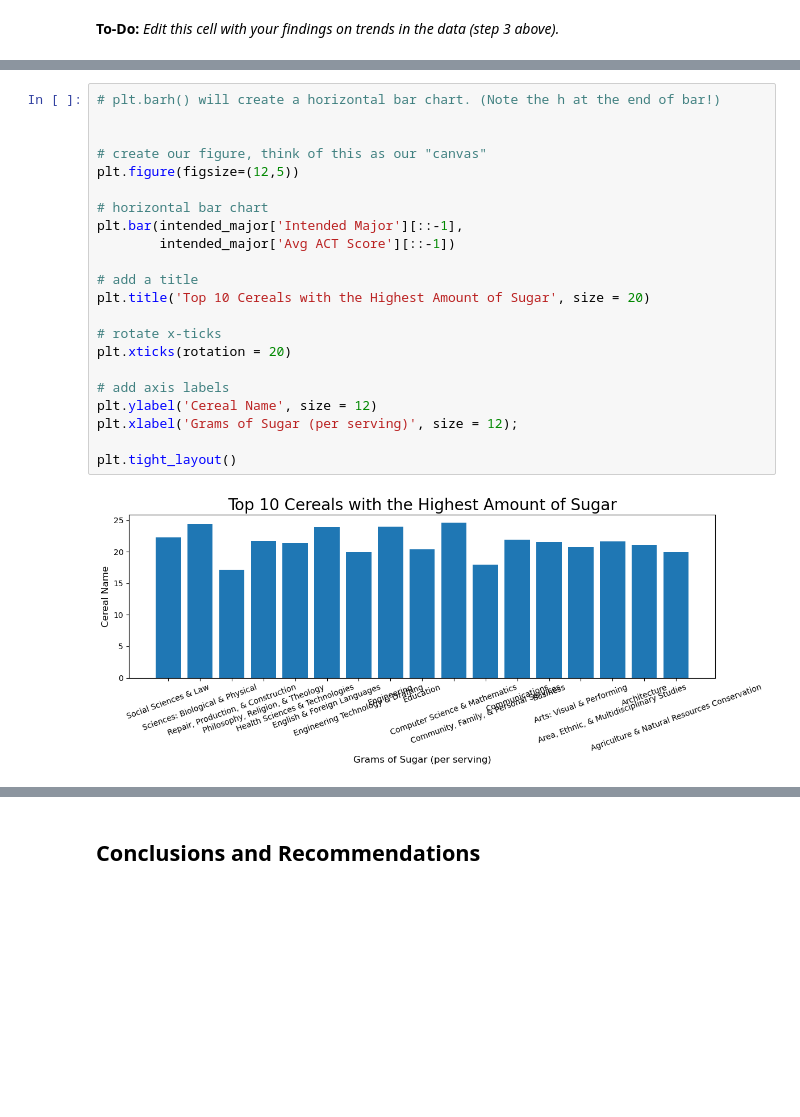
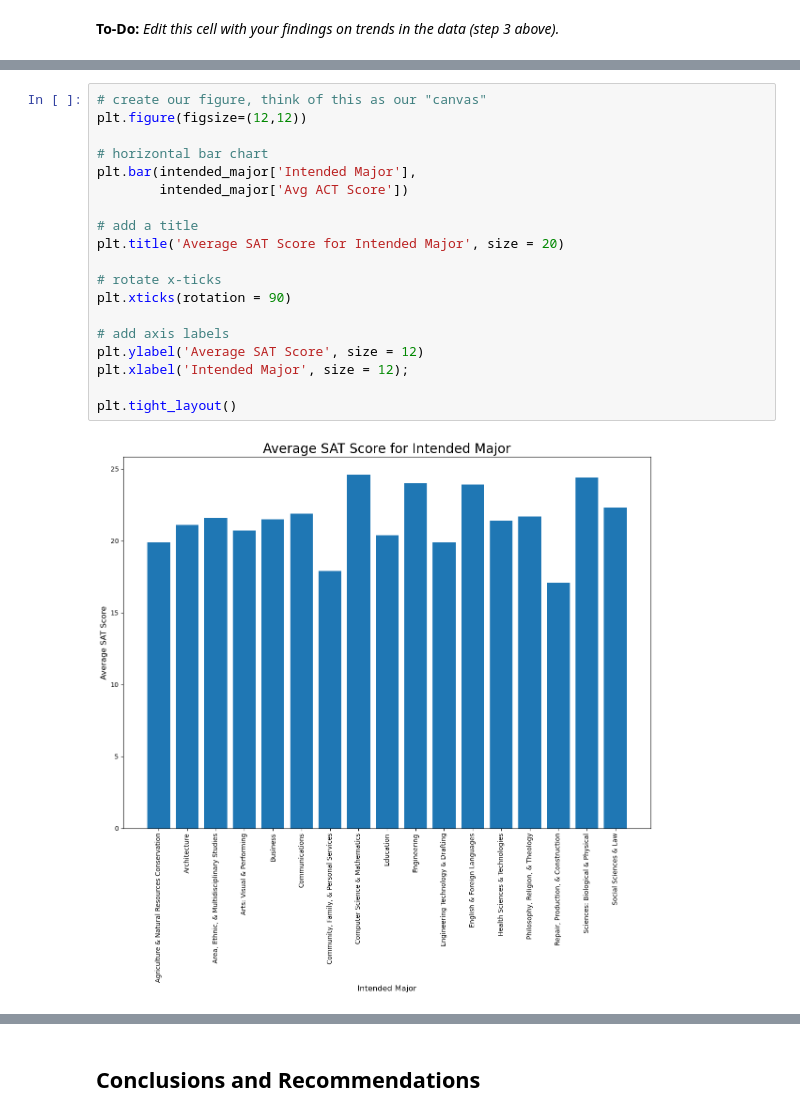
Before and after one commit to jlu7922/Standardized-Test-Analysis, a Jupyter notebook: code/starter-code-Jason.ipynb, the cells around one changed output, grey strips where cells are left out. Drawn from its saved outputs; the diff is of its cells as text; blank space fills up the shorter version.

```diff
--- a/code/starter-code-Jason.ipynb
+++ b/code/starter-code-Jason.ipynb
@@ -640,26 +651,23 @@ Here are some prompts to get you started with visualizations. Feel free to add a
 5. Additional plots of your choosing.
     - Are there any additional trends or relationships you haven't explored? Was there something interesting you saw that you'd like to dive further into? It's likely that there are a few more plots you might want to generate to support your narrative and recommendations that you are building toward. **As always, make sure you're interpreting your plots as you go**.
 # %%
-# plt.barh() will create a horizontal bar chart. (Note the h at the end of bar!)
-
-
 # create our figure, think of this as our "canvas"
-plt.figure(figsize=(12,5))
+plt.figure(figsize=(12,12))
 
 # horizontal bar chart
-plt.bar(intended_major['Intended Major'][::-1],
-        intended_major['Avg ACT Score'][::-1])
+plt.bar(intended_major['Intended Major'],
+        intended_major['Avg ACT Score'])
 
 # add a title
-plt.title('Top 10 Cereals with the Highest Amount of Sugar', size = 20)
+plt.title('Average SAT Score for Intended Major', size = 20)
 
 # rotate x-ticks
-plt.xticks(rotation = 20)
+plt.xticks(rotation = 90)
 
 # add axis labels
-plt.ylabel('Cereal Name', size = 12)
-plt.xlabel('Grams of Sugar (per serving)', size = 12);
+plt.ylabel('Average SAT Score', size = 12)
+plt.xlabel('Intended Major', size = 12);
 
 plt.tight_layout()
 # %% [output]
-[figure, old version]
+[figure, new version]
```
Also changed, not shown: parts of 4 cells of this notebook.
